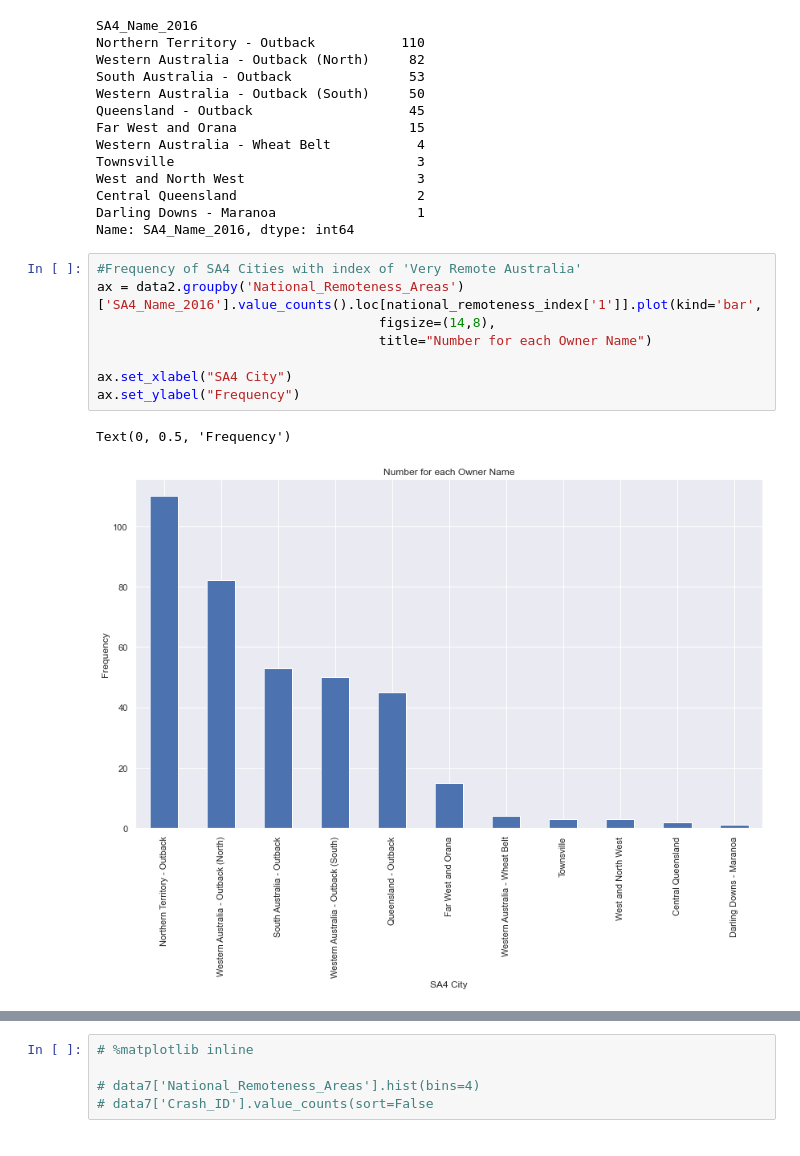
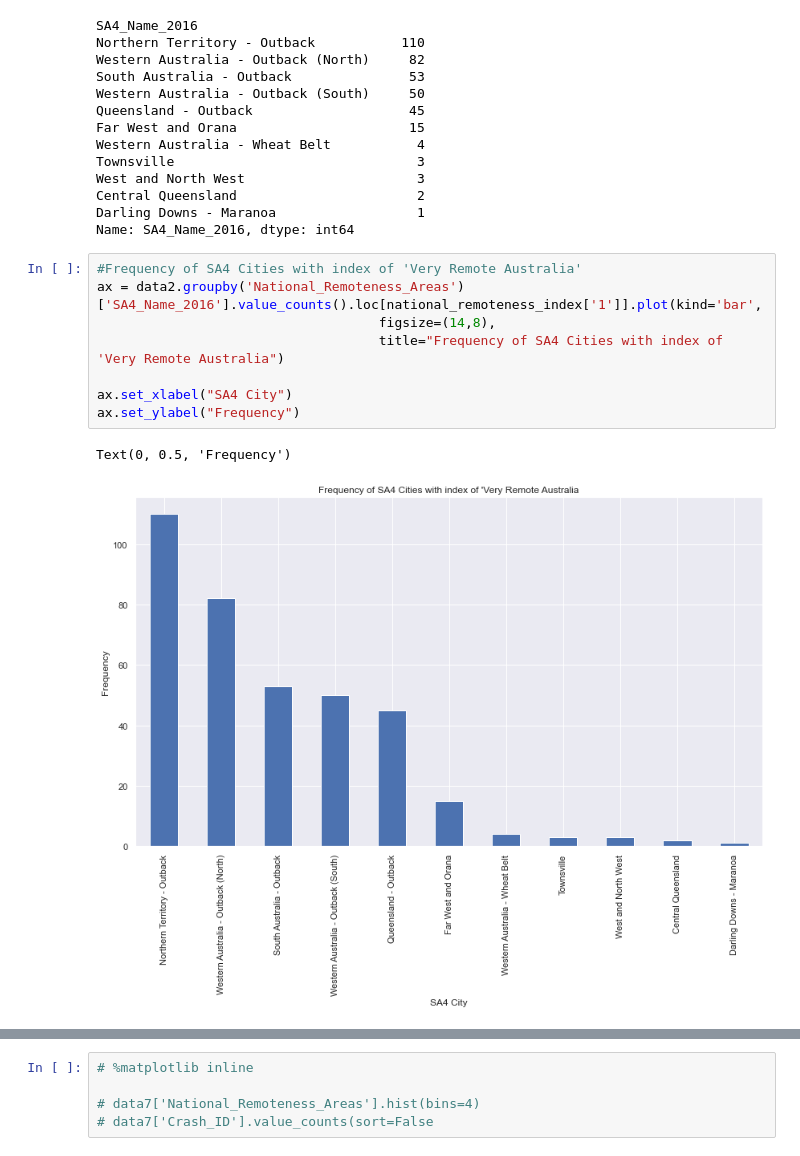
Before and after one commit to cooper-plath/CP3403DataMining, a Jupyter notebook: Dataset.ipynb, the cells around one changed output, grey strips where cells are left out. Saved outputs shown, nothing was run; the diff lists cells and outputs as text.

```diff
--- a/Dataset.ipynb
+++ b/Dataset.ipynb
@@ -517,14 +506,14 @@ Name: SA4_Name_2016, dtype: int64
 # %%
 #Frequency of SA4 Cities with index of 'Very Remote Australia'
 ax = data2.groupby('National_Remoteness_Areas')['SA4_Name_2016'].value_counts().loc[national_remoteness_index['1']].plot(kind='bar',
                                     figsize=(14,8),
-                                    title="Number for each Owner Name")
+                                    title="Frequency of SA4 Cities with index of 'Very Remote Australia")
 
 ax.set_xlabel("SA4 City")
 ax.set_ylabel("Frequency")
 # %% [output]
 Text(0, 0.5, 'Frequency')
-[figure, old version]
+[figure, new version]
 # %%
 #Frequency of SA4 Cities with index of 'Remote Australia'
 ax = data2.groupby('National_Remoteness_Areas')['SA4_Name_2016'].value_counts().loc[national_remoteness_index['2']].plot(kind='bar',
```
Also changed, not shown: parts of 7 cells of this notebook.
